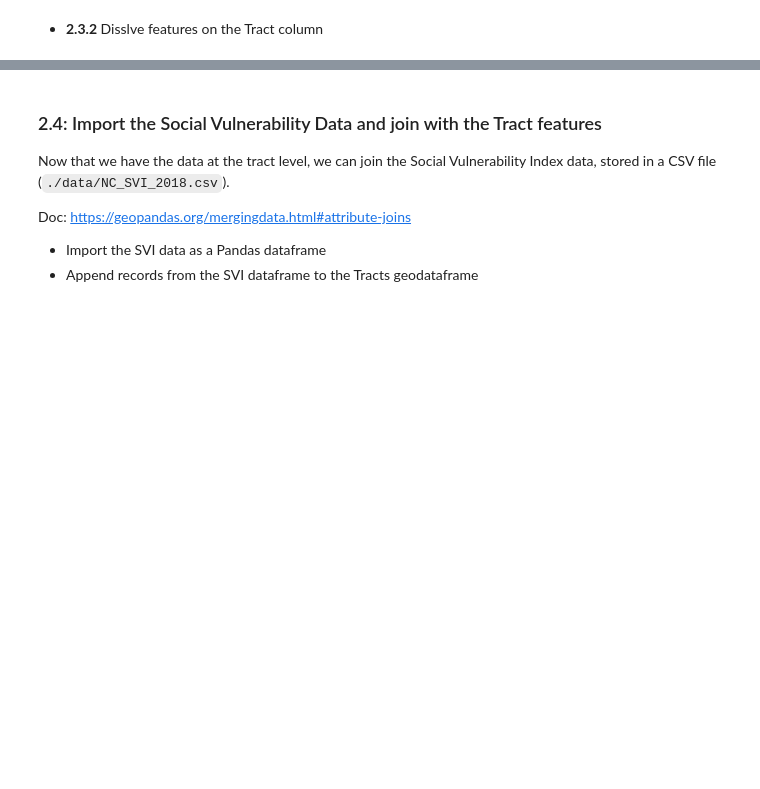
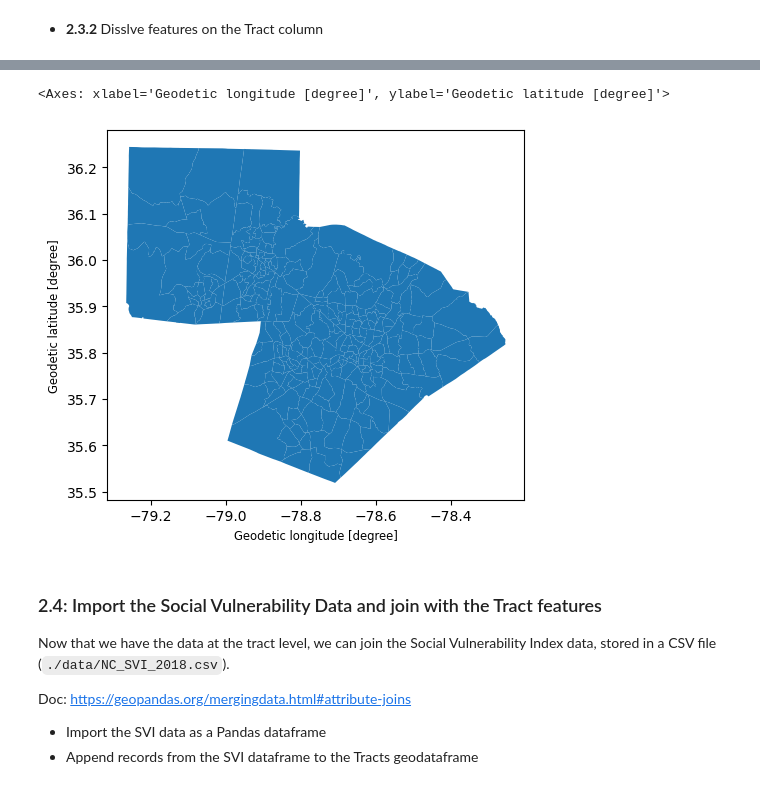
Before and after one commit to nsw37/SpatialDataFrames, a Jupyter notebook: lessons/2a-Spatial-analysis-with-GeoPandas.ipynb, the cells around one changed output, grey strips where cells are left out. Drawn from its saved outputs; the diff is of its cells as text; code cells hidden in the pictures; blank space fills up the shorter version.

```diff
--- a/lessons/2a-Spatial-analysis-with-GeoPandas.ipynb
+++ b/lessons/2a-Spatial-analysis-with-GeoPandas.ipynb
@@ -335,5 +379,5 @@ Doc: https://geopandas.org/aggregation_with_dissolve.html
 * **2.3.1** Create the Tract column from the GEOID10 values
 # %%
 #Create the Tract column
-gdf_BlkGrp['TRACT']=
+gdf_BlkGrp['TRACT']=gdf_BlkGrp['geoid10'].str[0:11]
 gdf_BlkGrp.head()
@@ -341,7 +392,13 @@ gdf_BlkGrp.head()
 * **2.3.2** Disslve features on the Tract column
 # %%
 #Dissolve features on tract, computing summed population
-gdf_Tract =
+gdf_Tract = gdf_BlkGrp.dissolve(
+                                by='TRACT',
+                                aggfunc={
+                                            'total_pop':'sum',
+                                            'County':'first'
+                                        }
+                                )
 
 #Show the results
 gdf_Tract.head()
@@ -348,5 +413,9 @@ gdf_Tract.head()
 # %%
 #Plot the data
+gdf_Tract.plot()
+# %% [output]
+<Axes: xlabel='Geodetic longitude [degree]', ylabel='Geodetic latitude [degree]'>
+[figure, added]
 # %% [markdown]
 ### 2.4: Import the Social Vulnerability Data and join with the Tract features
 Now that we have the data at the tract level, we can join the Social Vulnerability Index data, stored in a CSV file (`./data/NC_SVI_2018.csv`).
```
Also changed, not shown: parts of 47 cells of this notebook, 6 other files.
